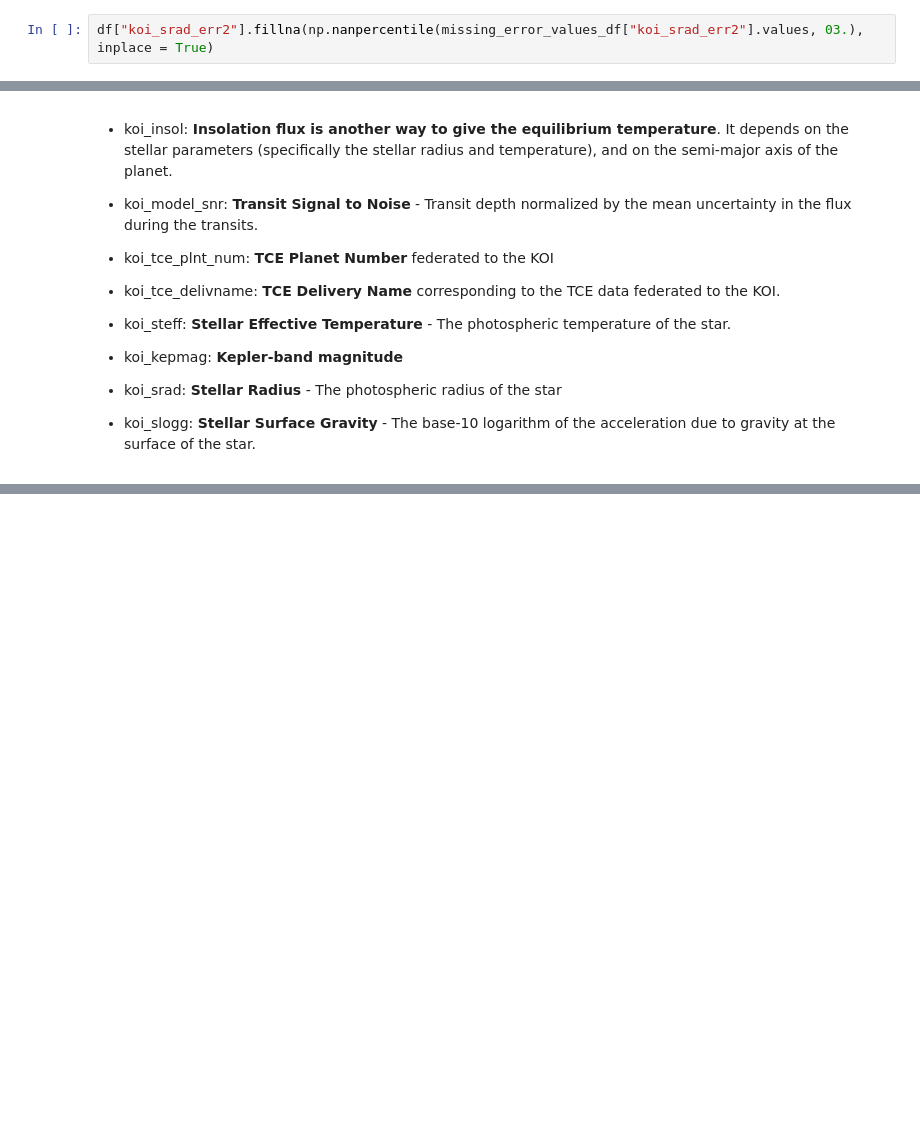
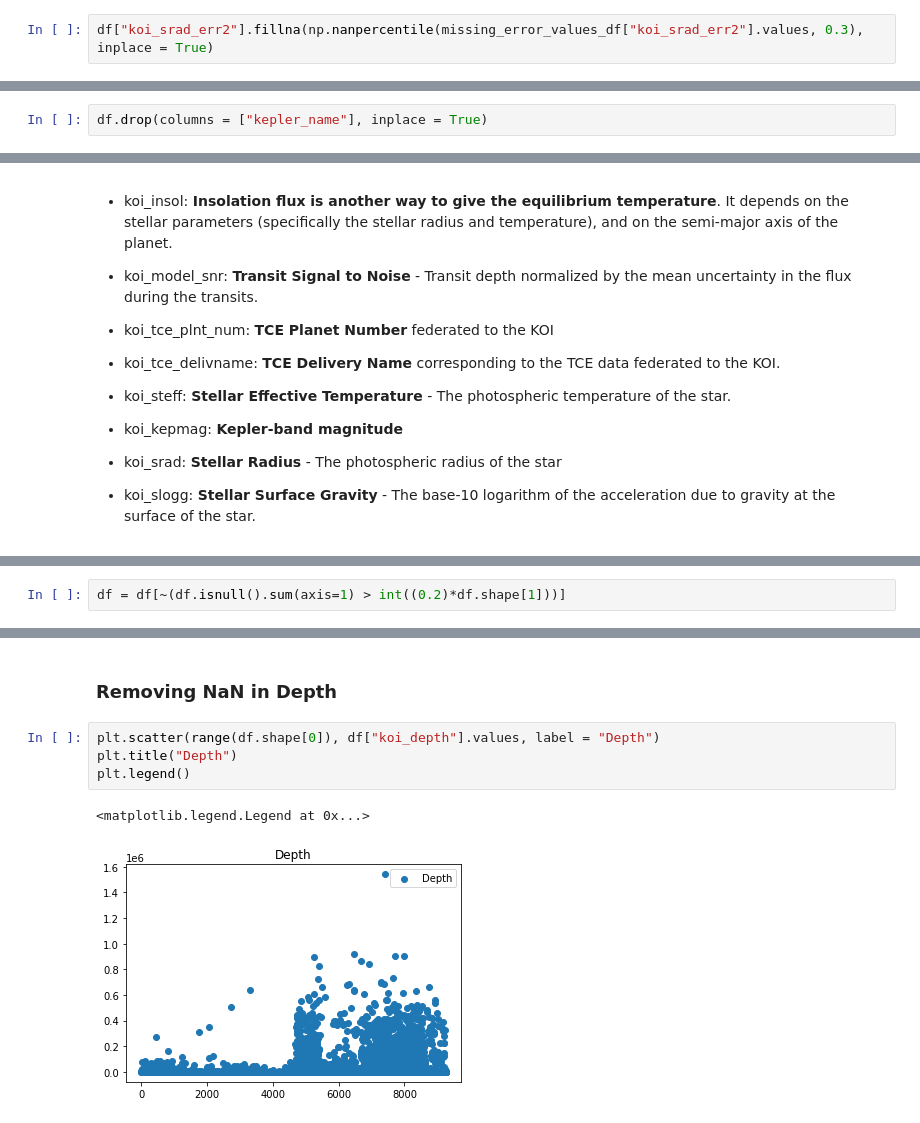
Before and after one commit to aditeyabaral/kepler-exoplanet-analysis, a Jupyter notebook: src/Data_Cleaning.ipynb, the cells around one changed output, grey strips where cells are left out. Drawn from its saved outputs; the diff is of its cells as text; blank space fills up the shorter version.

```diff
--- a/src/Data_Cleaning.ipynb
+++ b/src/Data_Cleaning.ipynb
@@ -599,4 +599,4 @@ plt.show()
 # %% [output]
 [figure]
 # %%
-df["koi_srad_err2"].fillna(np.nanpercentile(missing_error_values_df["koi_srad_err2"].values, 03.), inplace = True)
+df["koi_srad_err2"].fillna(np.nanpercentile(missing_error_values_df["koi_srad_err2"].values, 0.3), inplace = True)
@@ -603,3 +626,5 @@ df["koi_srad_err2"].fillna(np.nanpercentile(missing_error_values_df["koi_srad_er
+# %%
+df.drop(columns = ["kepler_name"], inplace = True)
 # %% [markdown]
 * kepler_name: Kepler number name in the form "Kepler-N," plus a lower-case letter, identifying the planet. **In general, these numbers are easier to remember than the corresponding KOI or KIC/KepID designations and are intended to clearly indicate a class of objects that have been CONFIRMED or validated as planets**—a step up from the planet candidate designation. Basically, a simpler KEPOI NAME/ID but only for CONFIRMED planets
 
@@ -657,0 +654,2 @@ array([ 1.,  2.,  3., nan,  4.,  5.,  6.,  7.,  8.])
+# %%
+df = df[~(df.isnull().sum(axis=1) > int((0.2)*df.shape[1]))]
@@ -657,0 +674,9 @@ array([ 1.,  2.,  3., nan,  4.,  5.,  6.,  7.,  8.])
+# %% [markdown]
+### Removing NaN in Depth
+# %%
+plt.scatter(range(df.shape[0]), df["koi_depth"].values, label = "Depth")
+plt.title("Depth")
+plt.legend()
+# %% [output]
+<matplotlib.legend.Legend at 0x...>
+[figure, added]
```
Also changed, not shown: parts of 53 cells of this notebook.
